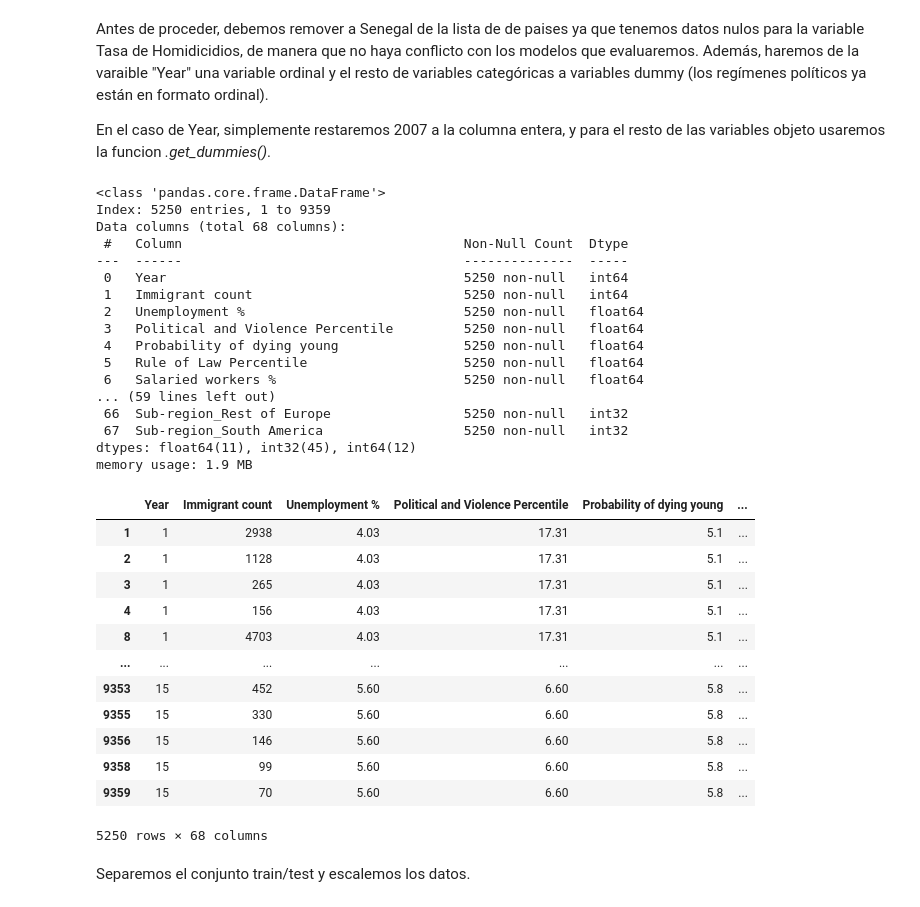
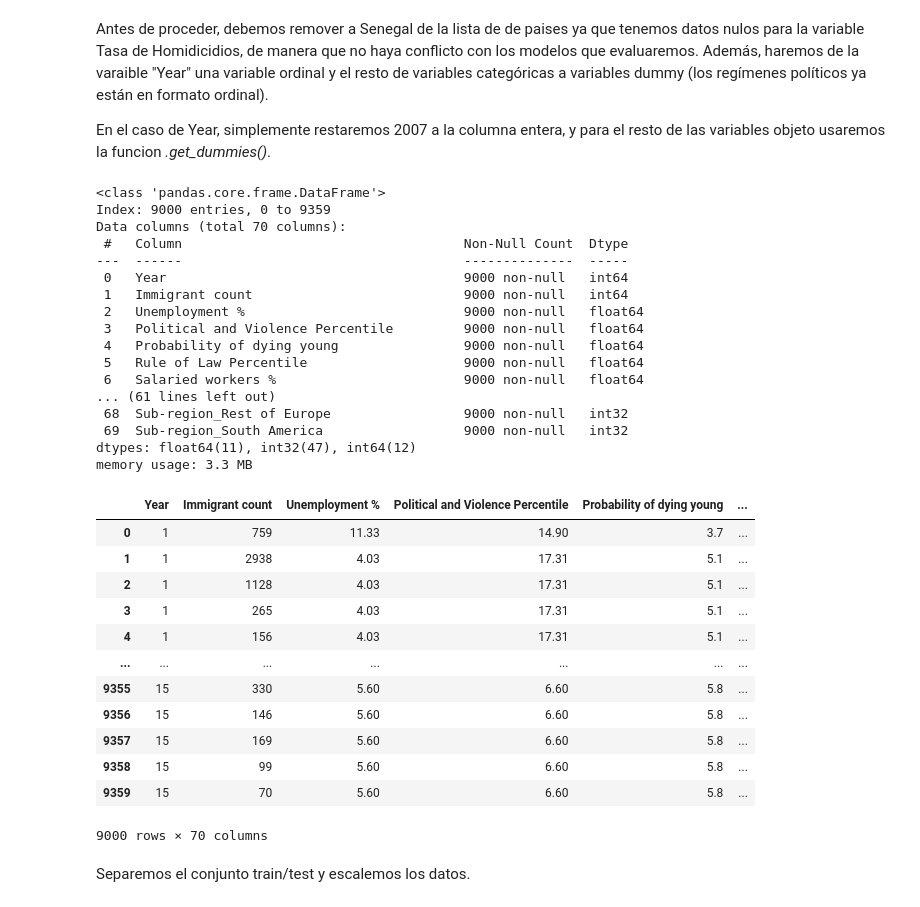
Before and after one commit to ERIDEZ/IFM_TMF, a Jupyter notebook: Notebooks y scripts/Etapa 4 - Machine Learning - Prediccion directa - Agregados.ipynb, the cells around one changed output. Drawn from its saved outputs; the diff is of its cells as text; code cells hidden in the pictures.

```diff
--- a/Notebooks y scripts/Etapa 4 - Machine Learning - Prediccion directa - Agregados.ipynb
+++ b/Notebooks y scripts/Etapa 4 - Machine Learning - Prediccion directa - Agregados.ipynb
@@ -87,56 +85,53 @@ Antes de proceder, debemos remover a Senegal de la lista de de paises ya que ten
 
 En el caso de Year, simplemente restaremos 2007 a la columna entera, y para el resto de las variables objeto usaremos la funcion *.get_dummies()*.
 # %%
-# Removemos las categorías de agregados
-df_noagg = df[(df["Sex"] != "Both") & (df["Age group"] != "All")]
-
 # hacer copia del df removiendo Senegal que presenta datos nulos para tasa de homicidios
-df_nonull = df_noagg[df_noagg['Nationality code'] != 'SEN'].copy()
+df_nonull = df[df['Nationality code'] != 'SEN'].copy()
 
 # Transformar Year a variable ordinal de 1 (2008) a 15 (2022)
 df_nonull['Year'] = df_nonull['Year'] - 2007
 
 # Generar variables dummies a partir de nuestras variables categóricas "object" (no ordinales)
 df_nonull = pd.get_dummies(df_nonull)
 
 # Convertir las variables dummies booleanas en "int"
 col_bool = df_nonull.select_dtypes(include = ['bool']).columns
 df_nonull[col_bool] = df_nonull[col_bool].astype(int)
 
 # Verificar cambio
 df_nonull.info()
 df_nonull
 # %% [output]
 <class 'pandas.core.frame.DataFrame'>
-Index: 5250 entries, 1 to 9359
-Data columns (total 68 columns):
+Index: 9000 entries, 0 to 9359
+Data columns (total 70 columns):
  #   Column                                    Non-Null Count  Dtype
 ---  ------                                    --------------  -----
- 0   Year                                      5250 non-null   int64
- 1   Immigrant count                           5250 non-null   int64
- 2   Unemployment %                            5250 non-null   float64
- 3   Political and Violence Percentile         5250 non-null   float64
- 4   Probability of dying young                5250 non-null   float64
- 5   Rule of Law Percentile                    5250 non-null   float64
- 6   Salaried workers %                        5250 non-null   float64
-... (59 lines left out)
- 66  Sub-region_Rest of Europe                 5250 non-null   int32
- 67  Sub-region_South America                  5250 non-null   int32
-dtypes: float64(11), int32(45), int64(12)
-memory usage: 1.9 MB
+ 0   Year                                      9000 non-null   int64
+ 1   Immigrant count                           9000 non-null   int64
+ 2   Unemployment %                            9000 non-null   float64
+ 3   Political and Violence Percentile         9000 non-null   float64
+ 4   Probability of dying young                9000 non-null   float64
+ 5   Rule of Law Percentile                    9000 non-null   float64
+ 6   Salaried workers %                        9000 non-null   float64
+... (61 lines left out)
+ 68  Sub-region_Rest of Europe                 9000 non-null   int32
+ 69  Sub-region_South America                  9000 non-null   int32
+dtypes: float64(11), int32(47), int64(12)
+memory usage: 3.3 MB
 |  | Year | Immigrant count | Unemployment % | Political and Violence Percentile | Probability of dying young | ... |
+| 0 | 1 | 759 | 11.33 | 14.90 | 3.7 | ... |
 | 1 | 1 | 2938 | 4.03 | 17.31 | 5.1 | ... |
 | 2 | 1 | 1128 | 4.03 | 17.31 | 5.1 | ... |
 | 3 | 1 | 265 | 4.03 | 17.31 | 5.1 | ... |
 | 4 | 1 | 156 | 4.03 | 17.31 | 5.1 | ... |
-| 8 | 1 | 4703 | 4.03 | 17.31 | 5.1 | ... |
 | ... | ... | ... | ... | ... | ... | ... |
-| 9353 | 15 | 452 | 5.60 | 6.60 | 5.8 | ... |
 | 9355 | 15 | 330 | 5.60 | 6.60 | 5.8 | ... |
 | 9356 | 15 | 146 | 5.60 | 6.60 | 5.8 | ... |
+| 9357 | 15 | 169 | 5.60 | 6.60 | 5.8 | ... |
 | 9358 | 15 | 99 | 5.60 | 6.60 | 5.8 | ... |
 | 9359 | 15 | 70 | 5.60 | 6.60 | 5.8 | ... |
-5250 rows × 68 columns
+9000 rows × 70 columns
 # %% [markdown]
 Separemos el conjunto train/test y escalemos los datos.
 # %%
```
Also changed, not shown: parts of 59 cells of this notebook, 42 other files.
